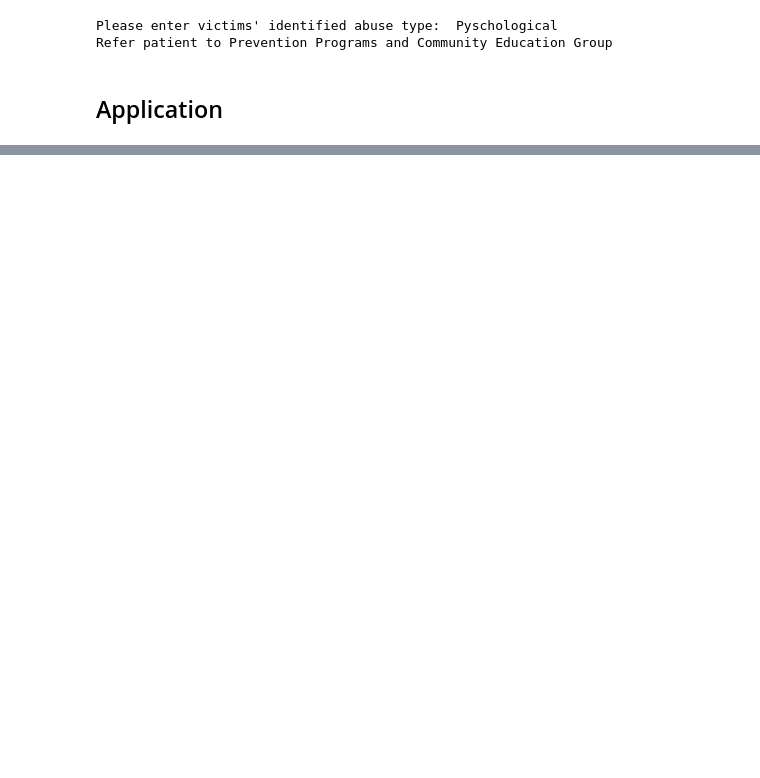
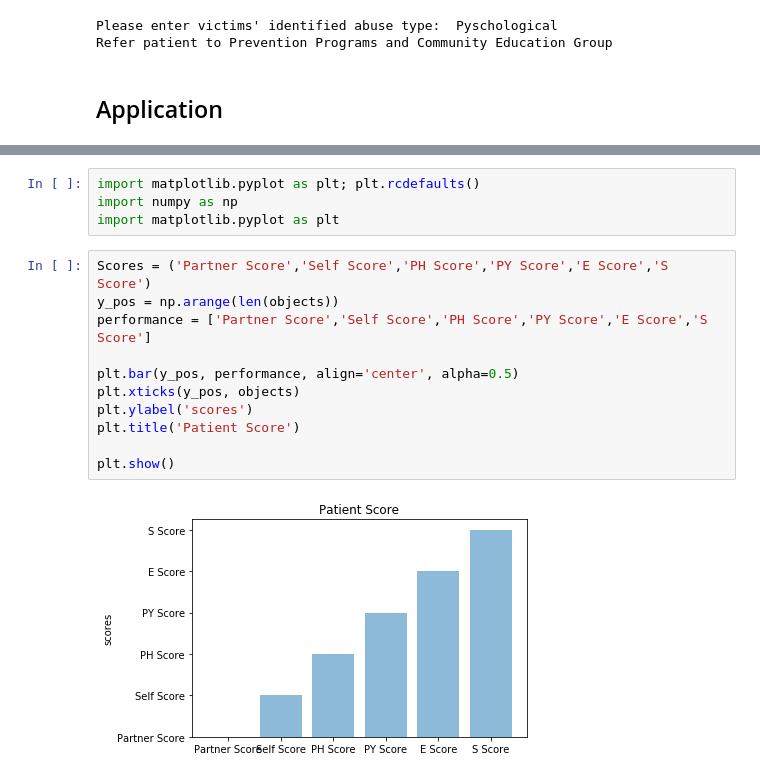
Before and after one commit to ClarkeDee/Capstone, a Jupyter notebook: BA590Proposal.ipynb, the cells around one changed output, grey strips where cells are left out. Cells and saved outputs as stored; diff of their text form; blank space fills up the shorter version.

```diff
--- a/BA590Proposal.ipynb
+++ b/BA590Proposal.ipynb
@@ -293,0 +315,17 @@ Refer patient to Prevention Programs and Community Education Group
+# %%
+import matplotlib.pyplot as plt; plt.rcdefaults()
+import numpy as np
+import matplotlib.pyplot as plt
+# %%
+Scores = ('Partner Score','Self Score','PH Score','PY Score','E Score','S Score')
+y_pos = np.arange(len(objects))
+performance = ['Partner Score','Self Score','PH Score','PY Score','E Score','S Score']
+
+plt.bar(y_pos, performance, align='center', alpha=0.5)
+plt.xticks(y_pos, objects)
+plt.ylabel('scores')
+plt.title('Patient Score')
+
+plt.show()
+# %% [output]
+[figure, added]
```
Also changed, not shown: parts of 19 cells of this notebook, 3 other files.
